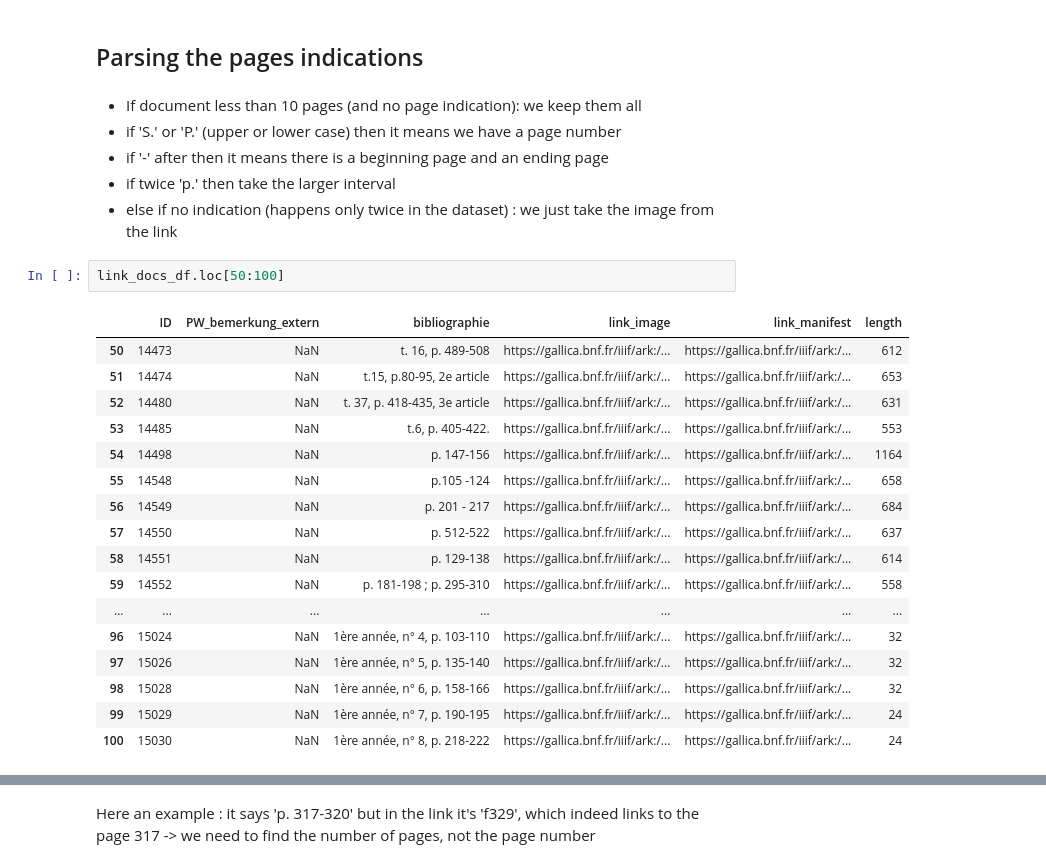
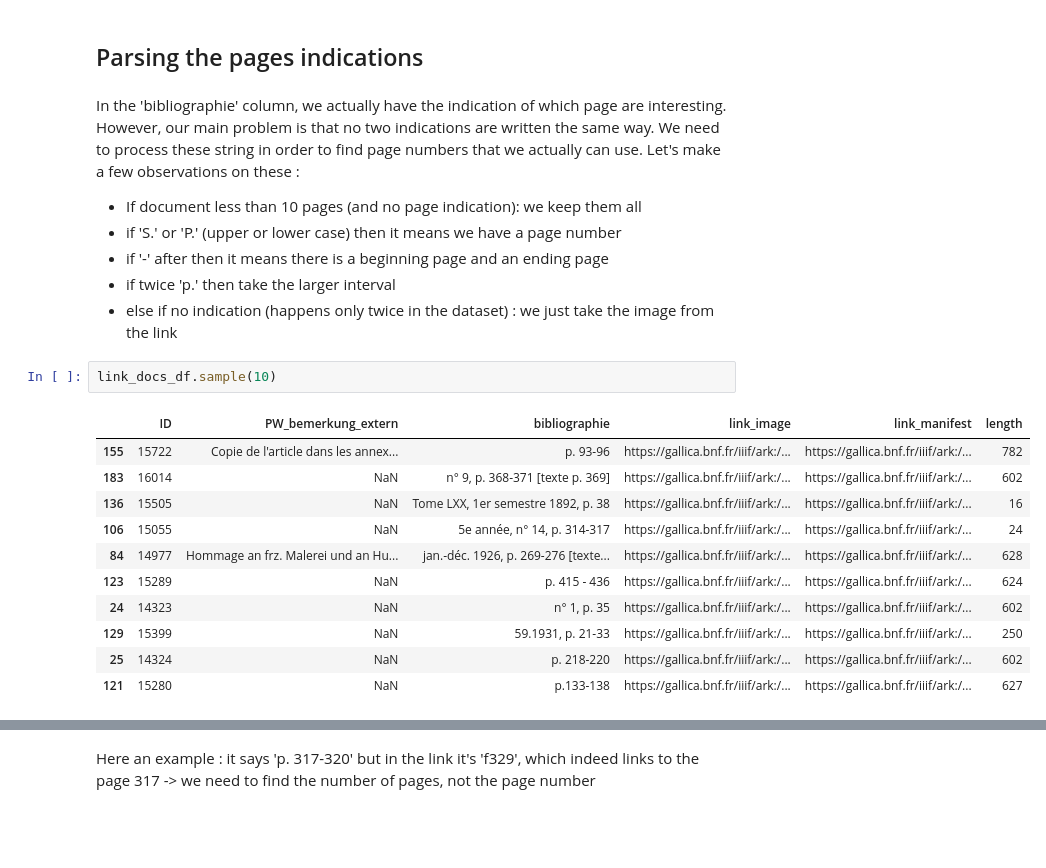
Before and after one commit to dfk-paris/DFKV-illustrations, a Jupyter notebook: 2_gallica_subset/Gallica_subset.ipynb, the cells around one changed output, grey strips where cells are left out. Cells and saved outputs as stored; diff of their text form; blank space fills up the shorter version.

```diff
--- a/2_gallica_subset/Gallica_subset.ipynb
+++ b/2_gallica_subset/Gallica_subset.ipynb
@@ -226,28 +210,24 @@ UPDATE : actually, we have notes for some of the documents, which indicate which
 # %% [markdown]
 ## Parsing the pages indications
 # %% [markdown]
+In the 'bibliographie' column, we actually have the indication of which page are interesting. However, our main problem is that no two indications are written the same way. We need to process these string in order to find page numbers that we actually can use. Let's make a few observations on these :
+
 - If document less than 10 pages (and no page indication): we keep them all
 - if 'S.' or 'P.' (upper or lower case) then it means we have a page number
 - if '-' after then it means there is a beginning page and an ending page
 - if twice 'p.' then take the larger interval
 - else if no indication (happens only twice in the dataset) : we just take the image from the link
 # %%
-link_docs_df.loc[50:100]
+link_docs_df.sample(10)
 # %% [output]
 |  | ID | PW_bemerkung_extern | bibliographie | link_image | link_manifest | length |
-| 50 | 14473 | NaN | t. 16, p. 489-508 | https://gallica.bnf.fr/iiif/ark:/... | https://gallica.bnf.fr/iiif/ark:/... | 612 |
-| 51 | 14474 | NaN | t.15, p.80-95, 2e article | https://gallica.bnf.fr/iiif/ark:/... | https://gallica.bnf.fr/iiif/ark:/... | 653 |
-| 52 | 14480 | NaN | t. 37, p. 418-435, 3e article | https://gallica.bnf.fr/iiif/ark:/... | https://gallica.bnf.fr/iiif/ark:/... | 631 |
-| 53 | 14485 | NaN | t.6, p. 405-422. | https://gallica.bnf.fr/iiif/ark:/... | https://gallica.bnf.fr/iiif/ark:/... | 553 |
-| 54 | 14498 | NaN | p. 147-156 | https://gallica.bnf.fr/iiif/ark:/... | https://gallica.bnf.fr/iiif/ark:/... | 1164 |
-| 55 | 14548 | NaN | p.105 -124 | https://gallica.bnf.fr/iiif/ark:/... | https://gallica.bnf.fr/iiif/ark:/... | 658 |
-| 56 | 14549 | NaN | p. 201 - 217 | https://gallica.bnf.fr/iiif/ark:/... | https://gallica.bnf.fr/iiif/ark:/... | 684 |
-| 57 | 14550 | NaN | p. 512-522 | https://gallica.bnf.fr/iiif/ark:/... | https://gallica.bnf.fr/iiif/ark:/... | 637 |
-| 58 | 14551 | NaN | p. 129-138 | https://gallica.bnf.fr/iiif/ark:/... | https://gallica.bnf.fr/iiif/ark:/... | 614 |
-| 59 | 14552 | NaN | p. 181-198 ; p. 295-310 | https://gallica.bnf.fr/iiif/ark:/... | https://gallica.bnf.fr/iiif/ark:/... | 558 |
-| ... | ... | ... | ... | ... | ... | ... |
-| 96 | 15024 | NaN | 1ère année, n° 4, p. 103-110 | https://gallica.bnf.fr/iiif/ark:/... | https://gallica.bnf.fr/iiif/ark:/... | 32 |
-| 97 | 15026 | NaN | 1ère année, n° 5, p. 135-140 | https://gallica.bnf.fr/iiif/ark:/... | https://gallica.bnf.fr/iiif/ark:/... | 32 |
-| 98 | 15028 | NaN | 1ère année, n° 6, p. 158-166 | https://gallica.bnf.fr/iiif/ark:/... | https://gallica.bnf.fr/iiif/ark:/... | 32 |
-| 99 | 15029 | NaN | 1ère année, n° 7, p. 190-195 | https://gallica.bnf.fr/iiif/ark:/... | https://gallica.bnf.fr/iiif/ark:/... | 24 |
-| 100 | 15030 | NaN | 1ère année, n° 8, p. 218-222 | https://gallica.bnf.fr/iiif/ark:/... | https://gallica.bnf.fr/iiif/ark:/... | 24 |
+| 155 | 15722 | Copie de l'article dans les annex... | p. 93-96 | https://gallica.bnf.fr/iiif/ark:/... | https://gallica.bnf.fr/iiif/ark:/... | 782 |
+| 183 | 16014 | NaN | n° 9, p. 368-371 [texte p. 369] | https://gallica.bnf.fr/iiif/ark:/... | https://gallica.bnf.fr/iiif/ark:/... | 602 |
+| 136 | 15505 | NaN | Tome LXX, 1er semestre 1892, p. 38 | https://gallica.bnf.fr/iiif/ark:/... | https://gallica.bnf.fr/iiif/ark:/... | 16 |
+| 106 | 15055 | NaN | 5e année, n° 14, p. 314-317 | https://gallica.bnf.fr/iiif/ark:/... | https://gallica.bnf.fr/iiif/ark:/... | 24 |
+| 84 | 14977 | Hommage an frz. Malerei und an Hu... | jan.-déc. 1926, p. 269-276 [texte... | https://gallica.bnf.fr/iiif/ark:/... | https://gallica.bnf.fr/iiif/ark:/... | 628 |
+| 123 | 15289 | NaN | p. 415 - 436 | https://gallica.bnf.fr/iiif/ark:/... | https://gallica.bnf.fr/iiif/ark:/... | 624 |
+| 24 | 14323 | NaN | n° 1, p. 35 | https://gallica.bnf.fr/iiif/ark:/... | https://gallica.bnf.fr/iiif/ark:/... | 602 |
+| 129 | 15399 | NaN | 59.1931, p. 21-33 | https://gallica.bnf.fr/iiif/ark:/... | https://gallica.bnf.fr/iiif/ark:/... | 250 |
+| 25 | 14324 | NaN | p. 218-220 | https://gallica.bnf.fr/iiif/ark:/... | https://gallica.bnf.fr/iiif/ark:/... | 602 |
+| 121 | 15280 | NaN | p.133-138 | https://gallica.bnf.fr/iiif/ark:/... | https://gallica.bnf.fr/iiif/ark:/... | 627 |
```
Also changed, not shown: parts of 20 cells of this notebook.
